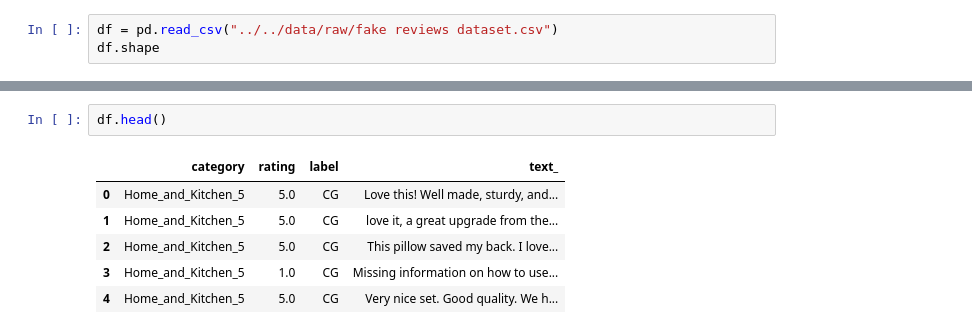
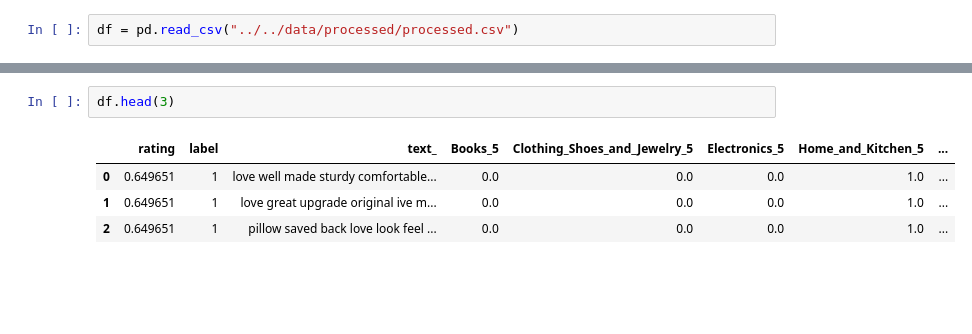
Before and after one commit to cpoethes/109b-group-44-fake-reviews, a Jupyter notebook: src/notebooks/1_eda.ipynb, the cells around one changed output, grey strips where cells are left out. Saved outputs shown, nothing was run; the diff lists cells and outputs as text; blank space fills up the shorter version.

```diff
--- a/src/notebooks/1_eda.ipynb
+++ b/src/notebooks/1_eda.ipynb
@@ -80,5 +180,4 @@ nltk.download("punkt")
 [nltk_data]   Package punkt is already up-to-date!
 True
 # %%
-df = pd.read_csv("../../data/raw/fake reviews dataset.csv")
-df.shape
+df = pd.read_csv("../../data/processed/processed.csv")
@@ -90,9 +205,7 @@ df.shape
 # %%
-df.head()
+df.head(3)
 # %% [output]
-|  | category | rating | label | text_ |
-| 0 | Home_and_Kitchen_5 | 5.0 | CG | Love this! Well made, sturdy, and... |
-| 1 | Home_and_Kitchen_5 | 5.0 | CG | love it, a great upgrade from the... |
-| 2 | Home_and_Kitchen_5 | 5.0 | CG | This pillow saved my back. I love... |
-| 3 | Home_and_Kitchen_5 | 1.0 | CG | Missing information on how to use... |
-| 4 | Home_and_Kitchen_5 | 5.0 | CG | Very nice set. Good quality. We h... |
+|  | rating | label | text_ | Books_5 | Clothing_Shoes_and_Jewelry_5 | Electronics_5 | Home_and_Kitchen_5 | ... |
+| 0 | 0.649651 | 1 | love well made sturdy comfortable... | 0.0 | 0.0 | 0.0 | 1.0 | ... |
+| 1 | 0.649651 | 1 | love great upgrade original ive m... | 0.0 | 0.0 | 0.0 | 1.0 | ... |
+| 2 | 0.649651 | 1 | pillow saved back love look feel ... | 0.0 | 0.0 | 0.0 | 1.0 | ... |
```
Also changed, not shown: parts of 67 cells of this notebook.
